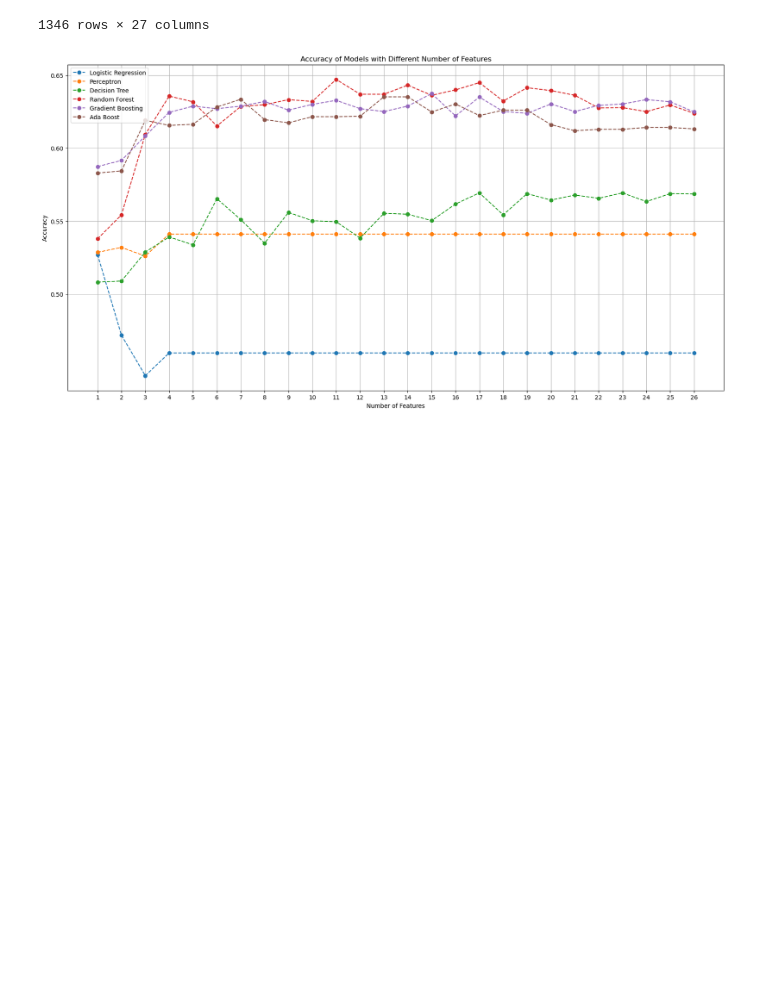
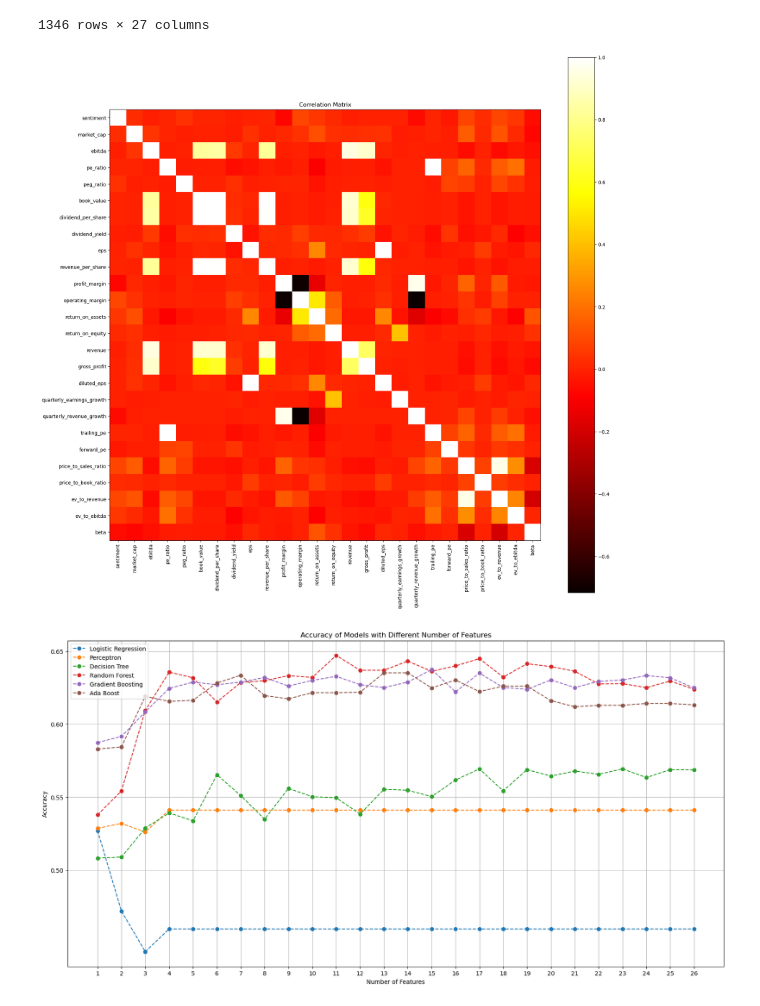
Before and after one commit to itsGarrin/Stock-Predictor-DS4400, a Jupyter notebook: src/stock_predictor.ipynb, the cells around one changed output. Saved outputs shown, nothing was run; the diff lists cells and outputs as text; code cells hidden in the pictures; blank space fills up the shorter version.

Commit message:
Created correlation matrix for data

```diff
--- a/src/stock_predictor.ipynb
+++ b/src/stock_predictor.ipynb
@@ -58,6 +58,17 @@ df
 | ZWS | 0.039737 | 3.754832e+09 | 2.132000e+08 | 56.21 | 1.084 | 9.130 | 0.200 | 0.0131 | ... |
 | ZYXI | 0.170081 | 4.603460e+08 | 2.606500e+07 | 27.91 | 0.000 | 1.774 | 0.000 | 0.0000 | ... |
 1346 rows × 27 columns
+# %%
+# Create a plot of the correlation matrix
+plt.figure(figsize=(20, 20))
+plt.title('Correlation Matrix')
+plt.imshow(df[df.columns[:-1]].corr(), cmap='hot', interpolation='nearest')
+plt.colorbar()
+plt.xticks(np.arange(0, 26, 1), df.columns[:-1], rotation=90)
+plt.yticks(np.arange(0, 26, 1), df.columns[:-1])
+plt.show()
+# %% [output]
+[figure, added]
 # %%
 # Evaluate a model using cross-validation
 def evaluate_model(model, X, y):
```
